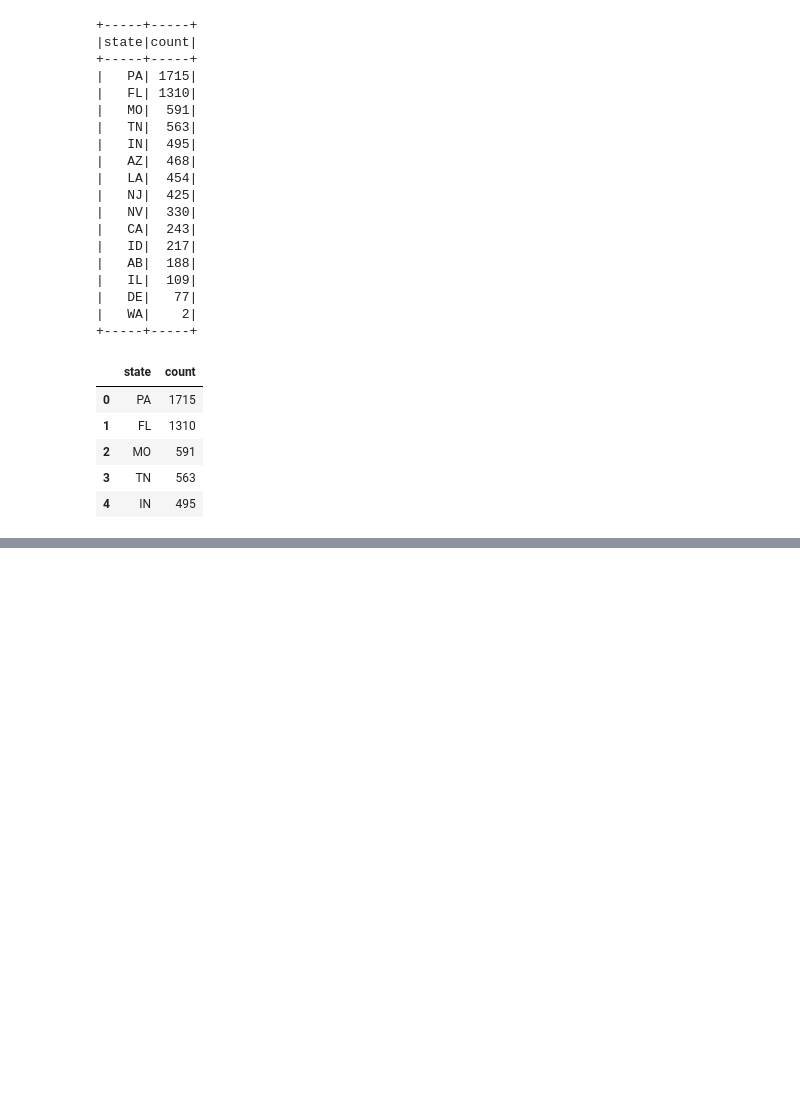
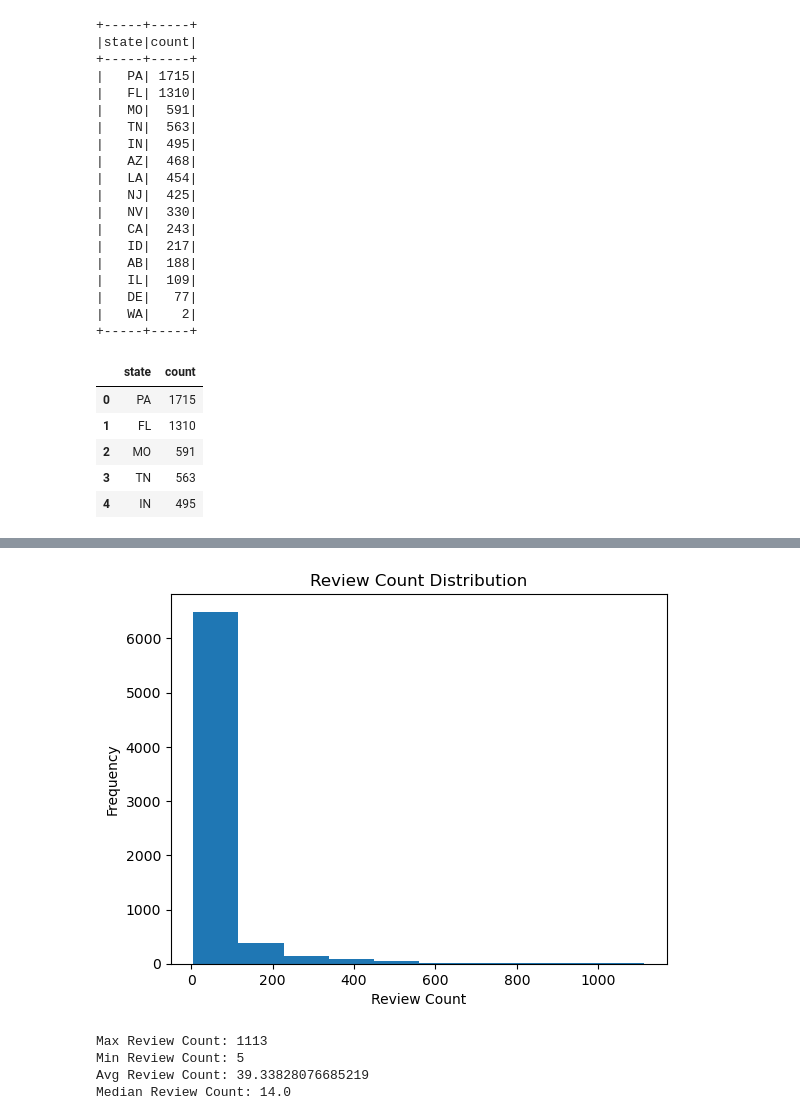
Before and after one commit to sdingx/bdp_summer23, a Jupyter notebook: EDA_Paula.ipynb, the cells around one changed output, grey strips where cells are left out. Cells and saved outputs as stored; diff of their text form; code cells hidden in the pictures; blank space fills up the shorter version.

```diff
--- a/EDA_Paula.ipynb
+++ b/EDA_Paula.ipynb
@@ -73,5 +71,5 @@ business.select('categories').distinct().show(truncate = False)
 only showing top 20 rows
 # %%
 from pyspark.sql.functions import explode, split
-business = business.withColumn('categories_split', explode(split('categories', ', ')))
+business1 = business.withColumn('categories_split', explode(split('categories', ', ')))
 # %%
@@ -211,0 +222,28 @@ fig.show()
+# %%
+# Review Count Distribution
+review_count_dist = business.select("review_count").rdd.flatMap(lambda x: x).histogram(10)
+counts = review_count_dist[1]
+bins = review_count_dist[0]
+
+plt.bar(bins[:-1], counts, width=(bins[1]-bins[0]), align='edge')
+plt.xlabel('Review Count')
+plt.ylabel('Frequency')
+plt.title('Review Count Distribution')
+plt.show()
+# %% [output]
+[figure, added]
+# %%
+max_review_count = business.selectExpr("max(review_count) as max_review_count").collect()[0]["max_review_count"]
+min_review_count = business.selectExpr("min(review_count) as min_review_count").collect()[0]["min_review_count"]
+avg_review_count = business.selectExpr("avg(review_count) as avg_review_count").collect()[0]["avg_review_count"]
+median_review_count = business.approxQuantile("review_count", [0.5], 0.01)[0]
+
+print(f"Max Review Count: {max_review_count}")
+print(f"Min Review Count: {min_review_count}")
+print(f"Avg Review Count: {avg_review_count}")
+print(f"Median Review Count: {median_review_count}")
+# %% [output]
+Max Review Count: 1113
+Min Review Count: 5
+Avg Review Count: 39.33828076685219
+Median Review Count: 14.0
```
Also changed, not shown: parts of 20 cells of this notebook.
